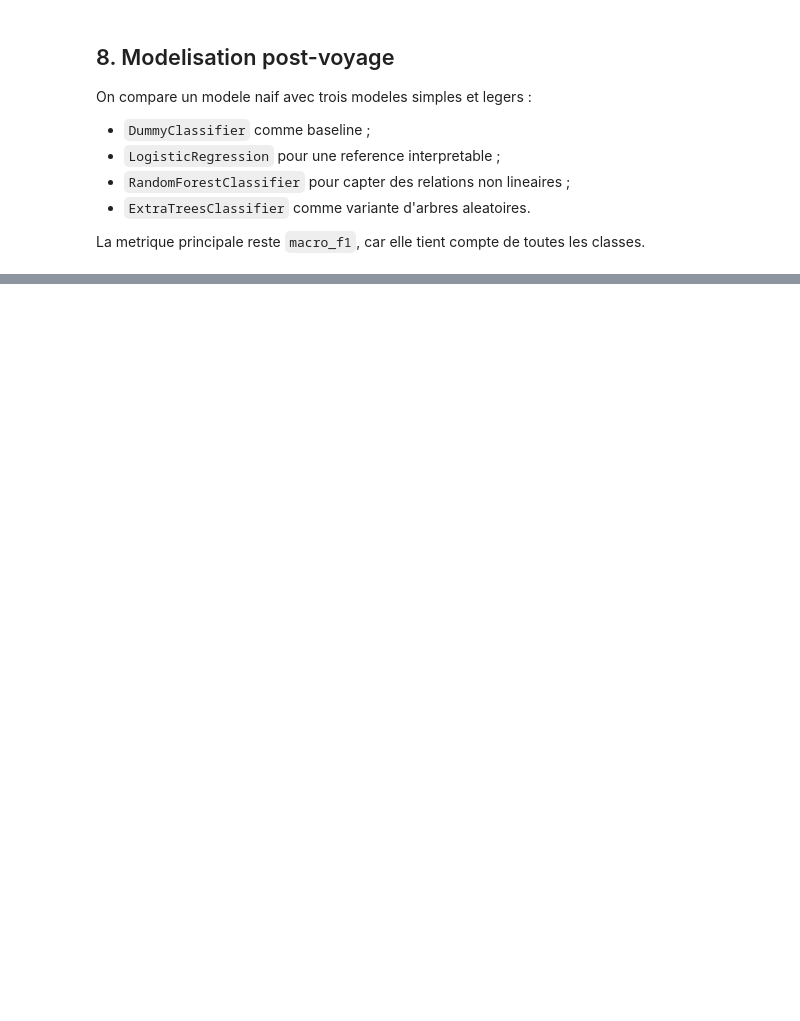
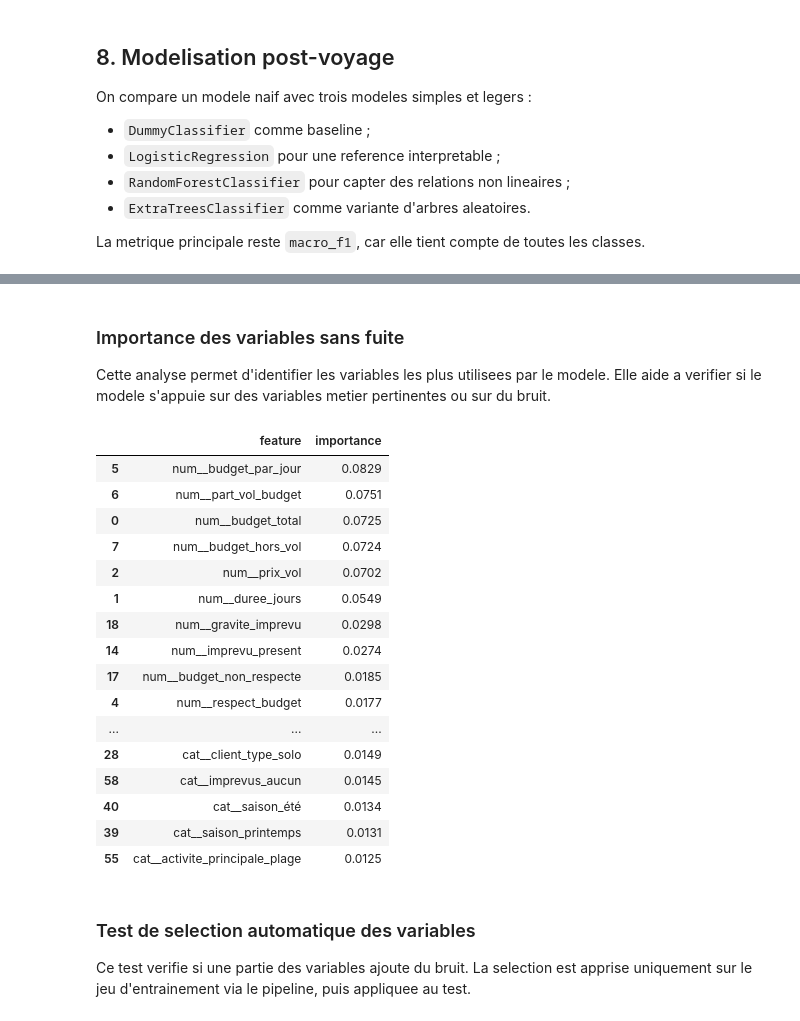
Before and after one commit to Mina-lgtm/projet_ia, a Jupyter notebook: notebooks/objectif_2_post_voyage.ipynb, the cells around one changed output, grey strips where cells are left out. Cells and saved outputs as stored; diff of their text form; code cells hidden in the pictures; blank space fills up the shorter version.

```diff
--- a/notebooks/objectif_2_post_voyage.ipynb
+++ b/notebooks/objectif_2_post_voyage.ipynb
@@ -206,7 +280,25 @@ On exclut uniquement :
 - `satisfaction_client`, car c'est la cible ;
 - `retour_client`, car le texte brut est remplace par des indicateurs simples.
 # %%
-excluded_columns = ["trip_id", target_column, "retour_client"]
+leakage_columns = [
+    "retour_client",
+    "sentiment_retour",
+    "retour_client_vide",
+    "tokens",
+    "mots_utiles",
+    "mots_propres",
+    "mots_cles",
+    "entites",
+    "score_avis",
+    "sentiment_avis_label",
+    "sentiment_avis",
+    "nb_tokens",
+    "nb_mots_utiles",
+    "nb_mots_cles",
+    "nb_entites",
+]
+
+excluded_columns = ["trip_id", target_column, *[column for column in leakage_columns if column in df_model.columns]]
 feature_columns = [column for column in df_model.columns if column not in excluded_columns]
 
 X = df_model[feature_columns].copy()
@@ -222,5 +314,7 @@ resume_variables = pd.DataFrame({
 })
 
 display(resume_variables)
-print("Variables post-voyage presentes dans X :")
-print([column for column in features_post_voyage if column in X.columns])
+print("Variables post-voyage operationnelles presentes dans X :")
+print([column for column in features_post_voyage_explicatives if column in X.columns])
+print("Variables exclues pour eviter la fuite de donnees :")
+print([column for column in leakage_columns if column in df_model.columns])
@@ -309,0 +933,40 @@ display(results_df.round(4))
+# %% [markdown]
+### Importance des variables sans fuite
+
+Cette analyse permet d'identifier les variables les plus utilisees par le modele. Elle aide a verifier si le modele s'appuie sur des variables metier pertinentes ou sur du bruit.
+# %%
+feature_names_three = best_three_class_pipeline.named_steps["preprocess"].get_feature_names_out()
+importances_three = best_three_class_pipeline.named_steps["model"].feature_importances_
+
+importance_three_df = (
+    pd.DataFrame({
+        "feature": feature_names_three,
+        "importance": importances_three,
+    })
+    .sort_values("importance", ascending=False)
+    .head(20)
+)
+
+display(importance_three_df.round(4))
+# %% [output]
+|  | feature | importance |
+| 5 | num__budget_par_jour | 0.0829 |
+| 6 | num__part_vol_budget | 0.0751 |
+| 0 | num__budget_total | 0.0725 |
+| 7 | num__budget_hors_vol | 0.0724 |
+| 2 | num__prix_vol | 0.0702 |
+| 1 | num__duree_jours | 0.0549 |
+| 18 | num__gravite_imprevu | 0.0298 |
+| 14 | num__imprevu_present | 0.0274 |
+| 17 | num__budget_non_respecte | 0.0185 |
+| 4 | num__respect_budget | 0.0177 |
+| ... | ... | ... |
+| 28 | cat__client_type_solo | 0.0149 |
+| 58 | cat__imprevus_aucun | 0.0145 |
+| 40 | cat__saison_été | 0.0134 |
+| 39 | cat__saison_printemps | 0.0131 |
+| 55 | cat__activite_principale_plage | 0.0125 |
+# %% [markdown]
+### Test de selection automatique des variables
+
+Ce test verifie si une partie des variables ajoute du bruit. La selection est apprise uniquement sur le jeu d'entrainement via le pipeline, puis appliquee au test.
```
Also changed, not shown: parts of 41 cells of this notebook, 11 other files.
